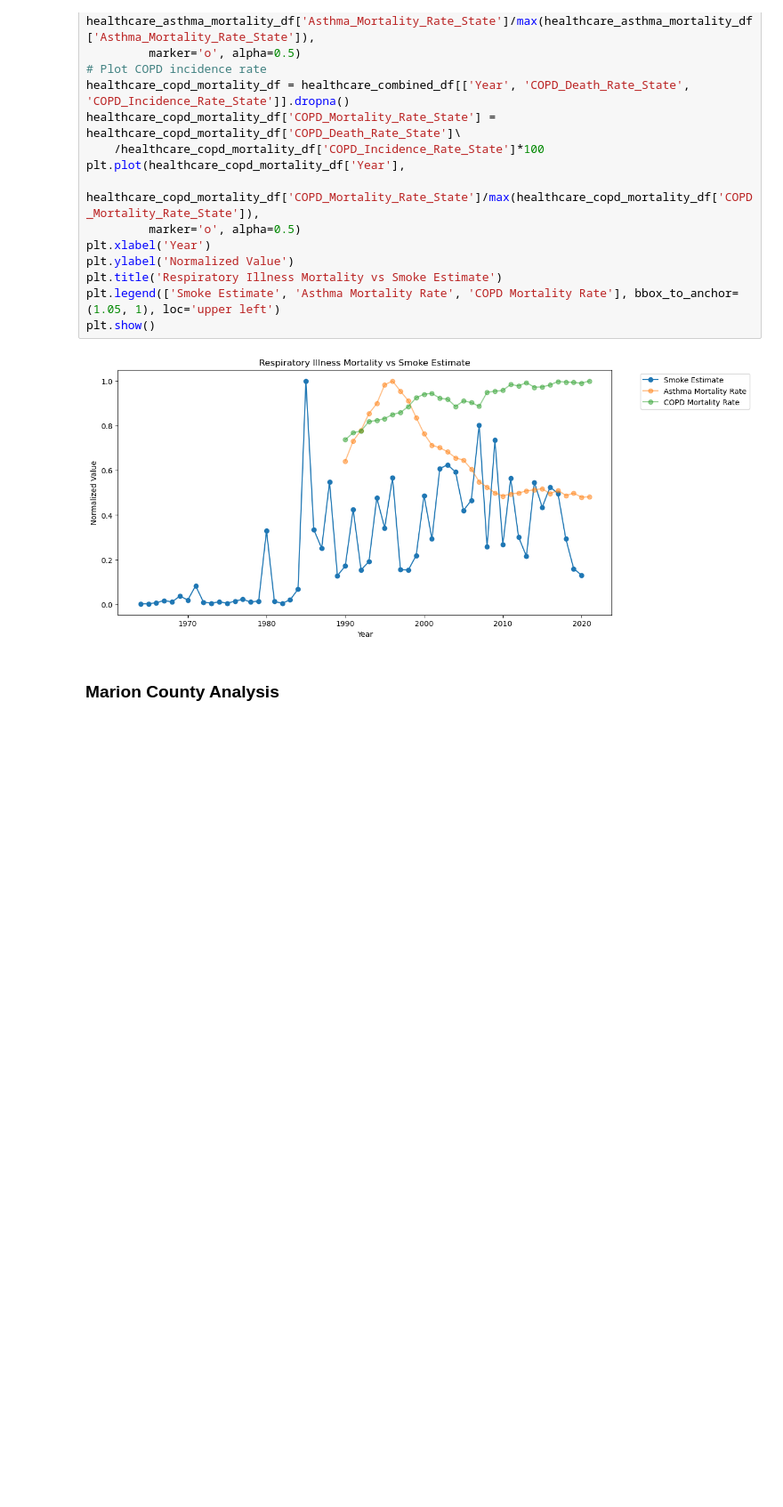
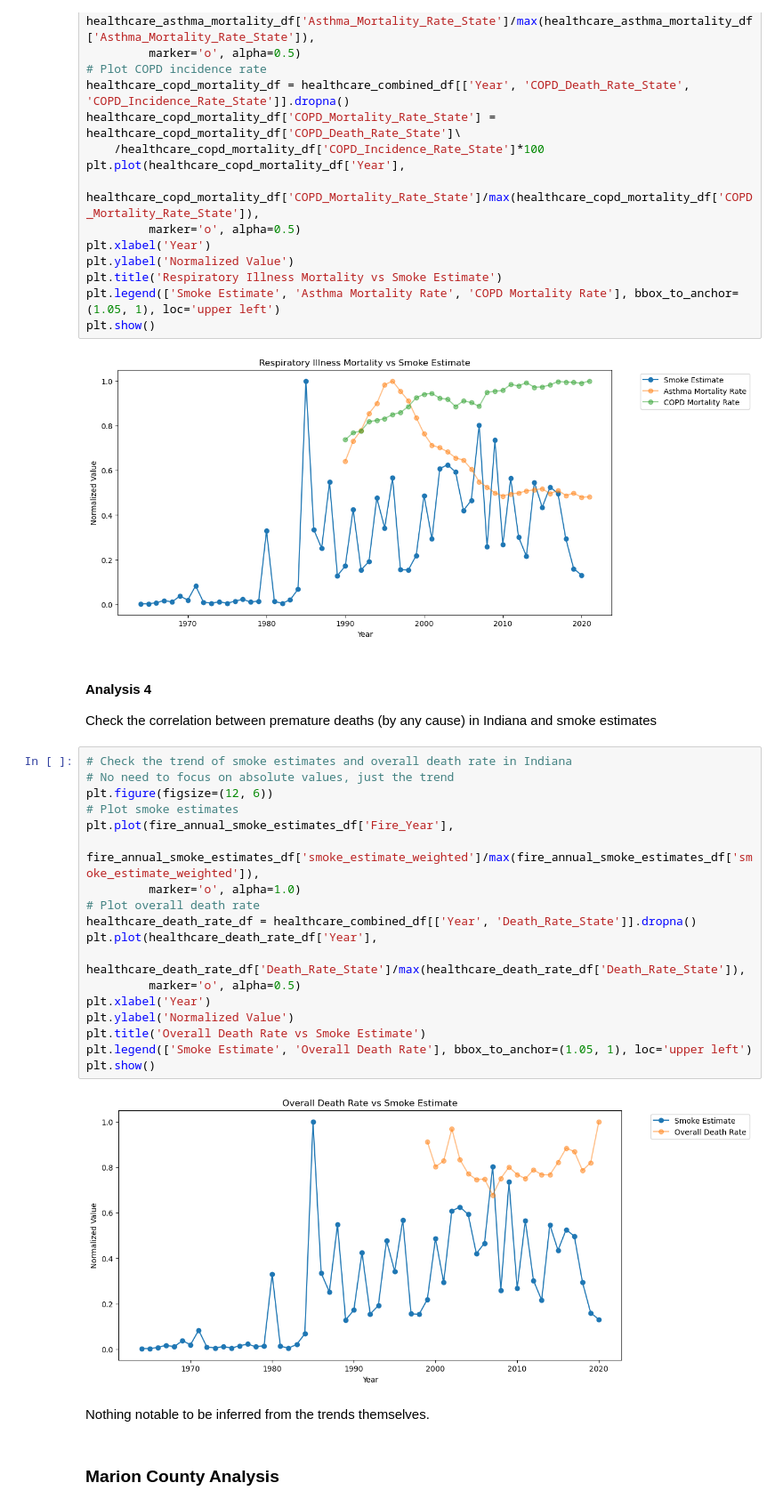
Before and after one commit to himanshunaidu/data512_project, a Jupyter notebook: wildfire_healthcare_data_analysis.ipynb, the cells around one changed output. Shown at 89% size. Drawn from its saved outputs; the diff is of its cells as text; blank space fills up the shorter version.

Commit message:
Update documentation to reflect inclusion of state-level premature deaths

```diff
--- a/wildfire_healthcare_data_analysis.ipynb
+++ b/wildfire_healthcare_data_analysis.ipynb
@@ -142,6 +142,31 @@ plt.legend(['Smoke Estimate', 'Asthma Mortality Rate', 'COPD Mortality Rate'], b
 plt.show()
 # %% [output]
 [figure]
+# %% [markdown]
+#### Analysis 4
+Check the correlation between premature deaths (by any cause) in Indiana and smoke estimates
+# %%
+# Check the trend of smoke estimates and overall death rate in Indiana
+# No need to focus on absolute values, just the trend
+plt.figure(figsize=(12, 6))
+# Plot smoke estimates
+plt.plot(fire_annual_smoke_estimates_df['Fire_Year'],
+         fire_annual_smoke_estimates_df['smoke_estimate_weighted']/max(fire_annual_smoke_estimates_df['smoke_estimate_weighted']),
+         marker='o', alpha=1.0)
+# Plot overall death rate
+healthcare_death_rate_df = healthcare_combined_df[['Year', 'Death_Rate_State']].dropna()
+plt.plot(healthcare_death_rate_df['Year'],
+         healthcare_death_rate_df['Death_Rate_State']/max(healthcare_death_rate_df['Death_Rate_State']),
+         marker='o', alpha=0.5)
+plt.xlabel('Year')
+plt.ylabel('Normalized Value')
+plt.title('Overall Death Rate vs Smoke Estimate')
+plt.legend(['Smoke Estimate', 'Overall Death Rate'], bbox_to_anchor=(1.05, 1), loc='upper left')
+plt.show()
+# %% [output]
+[figure, added]
+# %% [markdown]
+Nothing notable to be inferred from the trends themselves.
 # %% [markdown]
 ### Marion County Analysis
 # %% [markdown]
```
Also changed, not shown: parts of 6 cells of this notebook, 1 other file.
